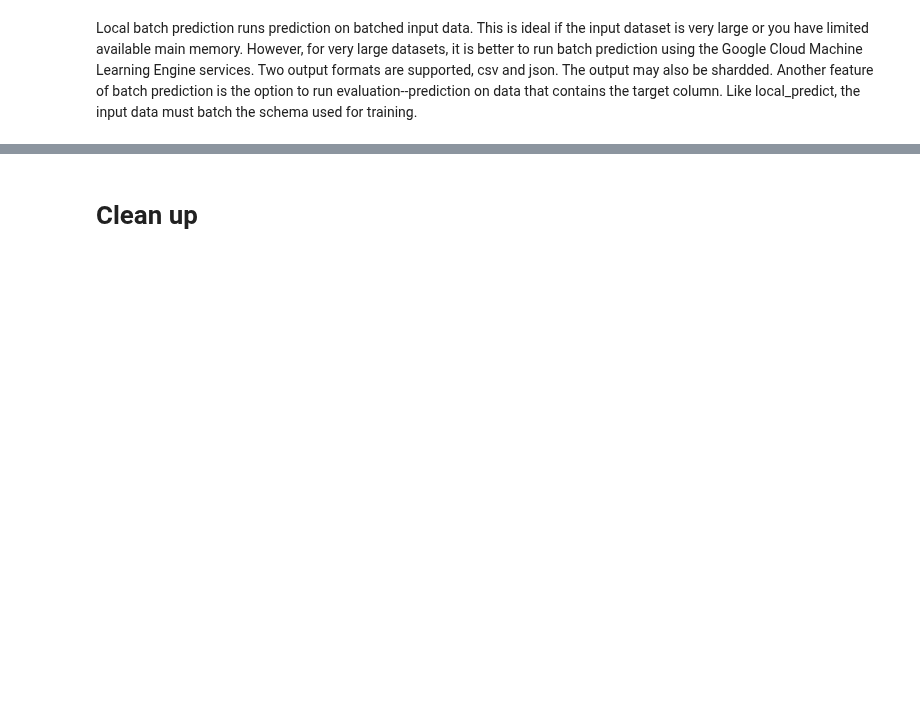
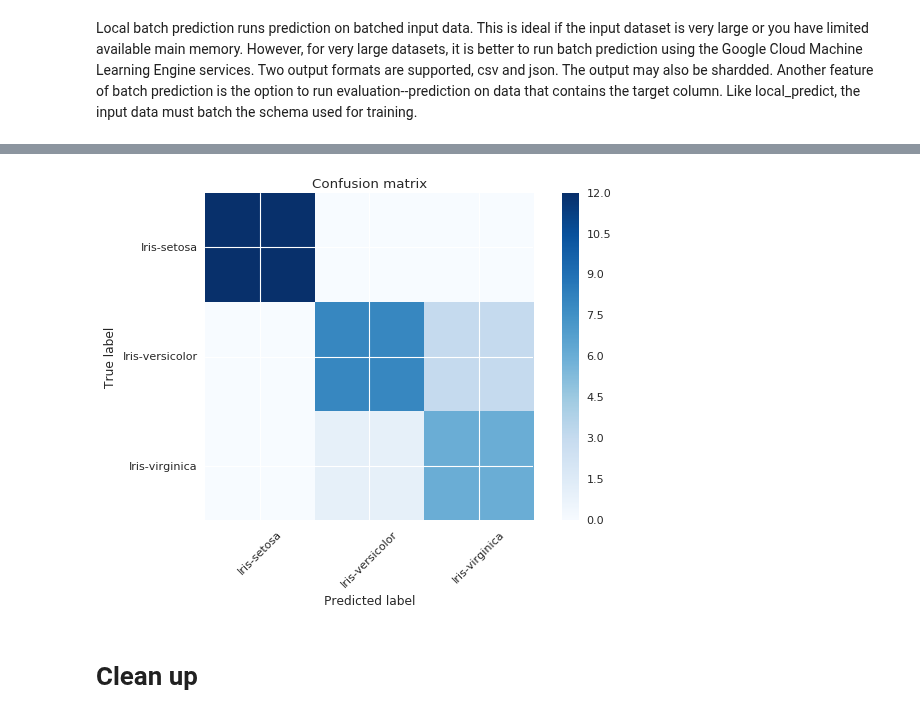
Before and after one commit to googledatalab/notebooks, a Jupyter notebook: tutorials/Machine Learning/structured_data/Iris Classification/1 Local End to End.ipynb, the cells around one changed output, grey strips where cells are left out. Saved outputs shown, nothing was run; the diff lists cells and outputs as text; code cells hidden in the pictures; blank space fills up the shorter version.

Commit message:
cm matrix to iris sample (#75)
* adding cm to iris sample. not tested

* added confusion matrix to iris sample

```diff
--- a/tutorials/Machine Learning/structured_data/Iris Classification/1 Local End to End.ipynb
+++ b/tutorials/Machine Learning/structured_data/Iris Classification/1 Local End to End.ipynb
@@ -483,3 +488,10 @@ errors-00000-of-00001.txt  predictions-00000-of-00001.json
+# %%
+ml.ConfusionMatrix.from_csv(
+  input_csv=os.path.join(LOCAL_BATCH_PREDICTION_DIR, 'predictions-*.csv'),
+  schema_file=os.path.join(LOCAL_BATCH_PREDICTION_DIR, 'csv_schema.json')
+).plot()
+# %% [output]
+[figure, added]
 # %% [markdown]
 # Clean up
 # %% [markdown]
```
Also changed, not shown: parts of 12 cells of this notebook.
